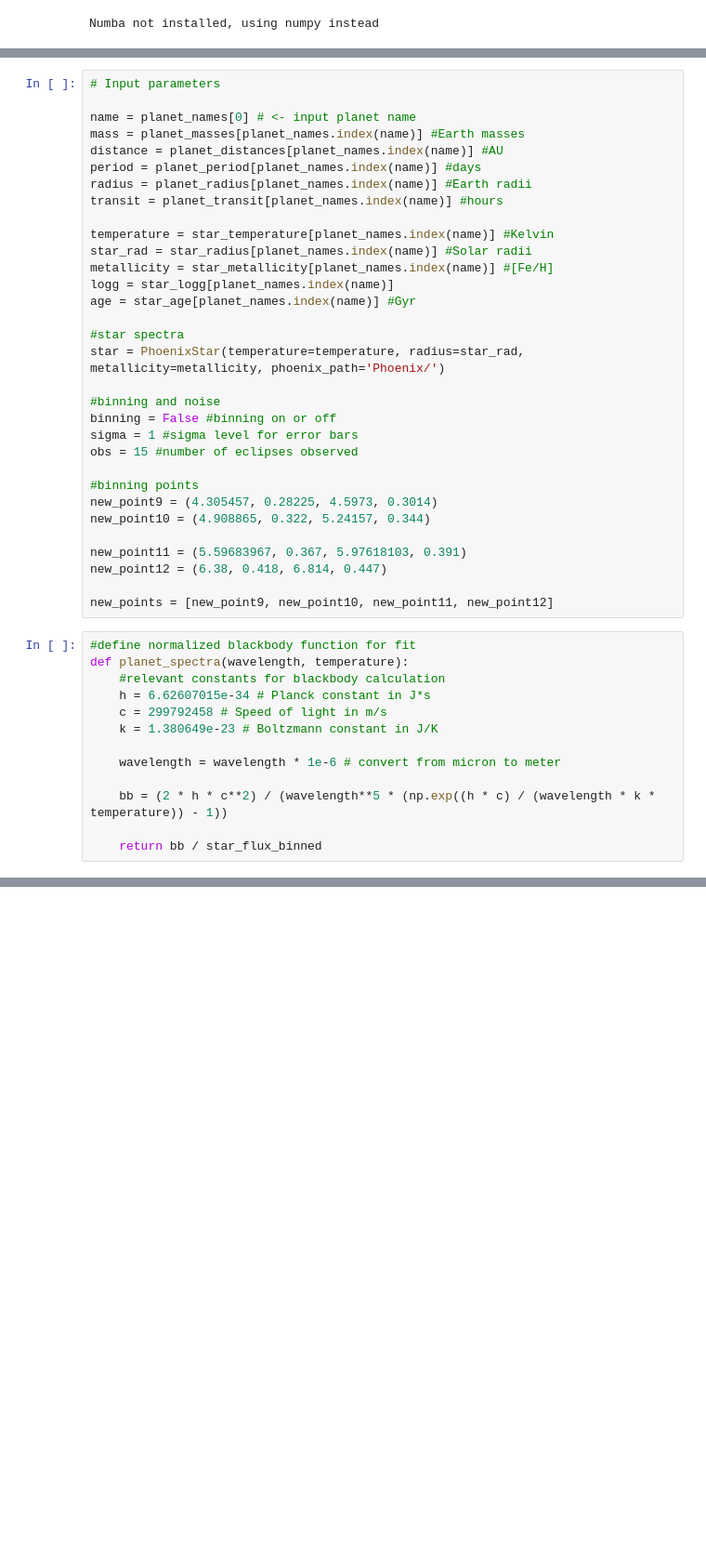
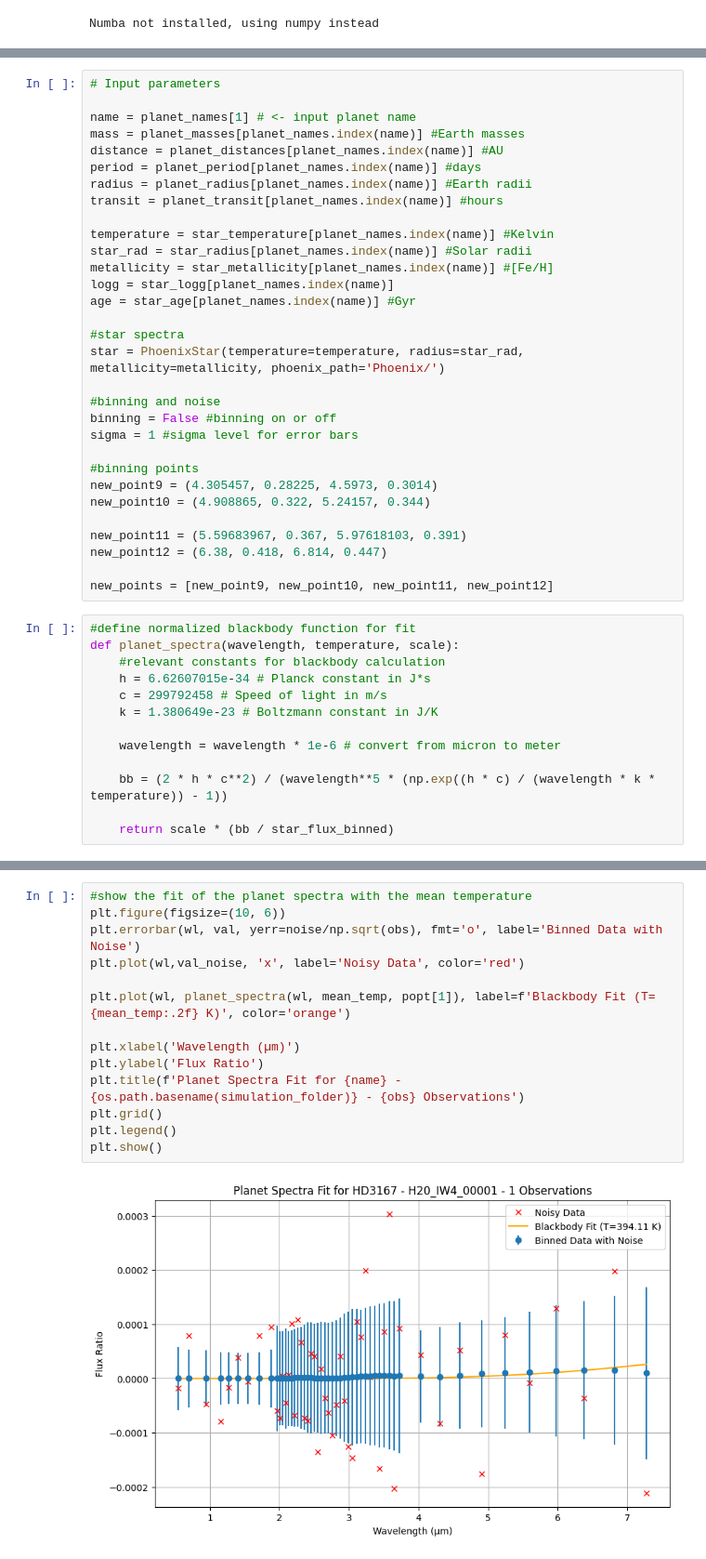
Before and after one commit to lorlo9999/MasterThesis, a Jupyter notebook: blackbody-fit.ipynb, the cells around one changed output, grey strips where cells are left out. Shown at 93% size. Drawn from its saved outputs; the diff is of its cells as text; blank space fills up the shorter version.

Commit message:
Working blackbody fit

```diff
--- a/blackbody-fit.ipynb
+++ b/blackbody-fit.ipynb
@@ -115,7 +115,7 @@ star_age = [10.2, 6.3, 5.6, 5.1, 5, 11, 6.9, 0.3] #Gyr
 # %%
 # Input parameters
 
-name = planet_names[0] # <- input planet name
+name = planet_names[1] # <- input planet name
 mass = planet_masses[planet_names.index(name)] #Earth masses
 distance = planet_distances[planet_names.index(name)] #AU
 period = planet_period[planet_names.index(name)] #days
@@ -134,7 +134,6 @@ star = PhoenixStar(temperature=temperature, radius=star_rad, metallicity=metalli
 #binning and noise
 binning = False #binning on or off
 sigma = 1 #sigma level for error bars
-obs = 15 #number of eclipses observed
 
 #binning points
 new_point9 = (4.305457, 0.28225, 4.5973, 0.3014)
@@ -146,7 +145,7 @@ new_point12 = (6.38, 0.418, 6.814, 0.447)
 new_points = [new_point9, new_point10, new_point11, new_point12]
 # %%
 #define normalized blackbody function for fit
-def planet_spectra(wavelength, temperature):
+def planet_spectra(wavelength, temperature, scale):
     #relevant constants for blackbody calculation
     h = 6.62607015e-34 # Planck constant in J*s
     c = 299792458 # Speed of light in m/s
@@ -156,4 +155,4 @@ def planet_spectra(wavelength, temperature):
 
     bb = (2 * h * c**2) / (wavelength**5 * (np.exp((h * c) / (wavelength * k * temperature)) - 1))
 
-    return bb / star_flux_binned
+    return scale * (bb / star_flux_binned)
@@ -316,0 +354,16 @@ plt.show()
+# %%
+#show the fit of the planet spectra with the mean temperature
+plt.figure(figsize=(10, 6))
+plt.errorbar(wl, val, yerr=noise/np.sqrt(obs), fmt='o', label='Binned Data with Noise')
+plt.plot(wl,val_noise, 'x', label='Noisy Data', color='red')
+
+plt.plot(wl, planet_spectra(wl, mean_temp, popt[1]), label=f'Blackbody Fit (T={mean_temp:.2f} K)', color='orange')
+
+plt.xlabel('Wavelength (µm)')
+plt.ylabel('Flux Ratio')
+plt.title(f'Planet Spectra Fit for {name} - {os.path.basename(simulation_folder)} - {obs} Observations')
+plt.grid()
+plt.legend()
+plt.show()
+# %% [output]
+[figure, added]
```
Also changed, not shown: parts of 4 cells of this notebook.
